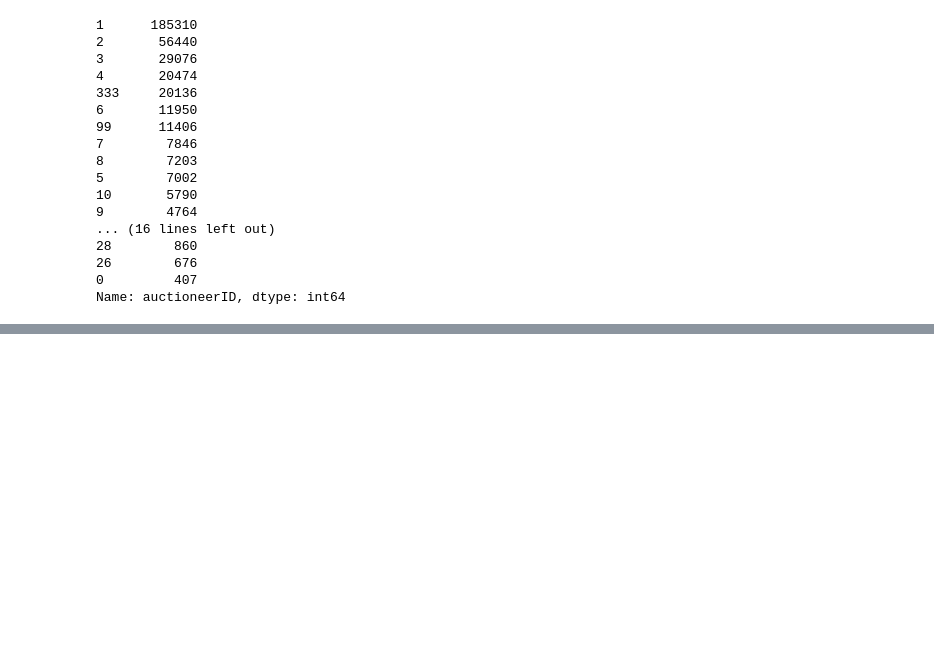
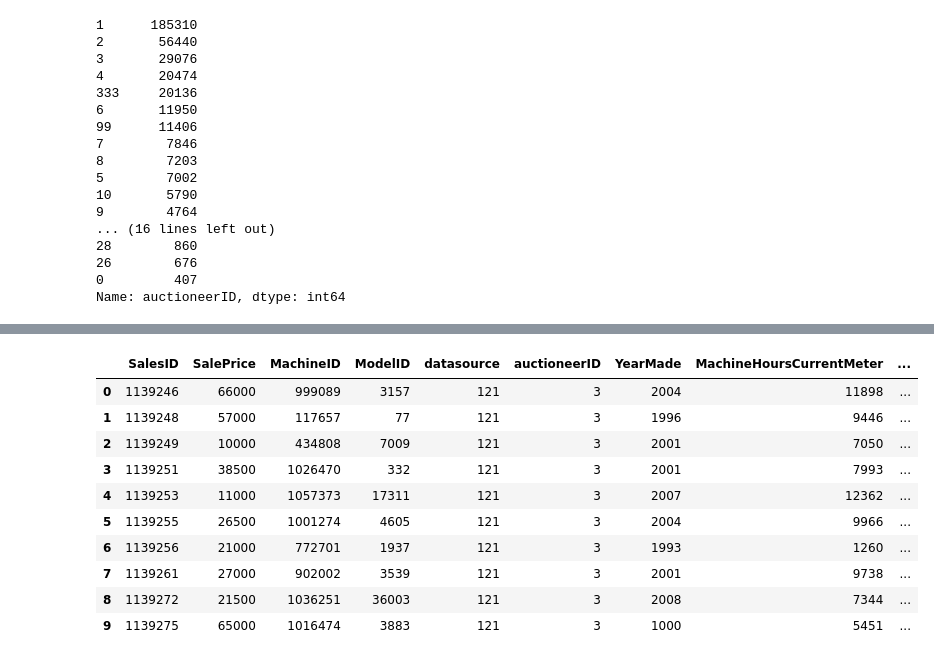
Before and after one commit to Zorro30/Kaggle_Submissions, a Jupyter notebook: Blue_Book_Buldozar/First_book.ipynb, the cells around one changed output, grey strips where cells are left out. Saved outputs shown, nothing was run; the diff lists cells and outputs as text; code cells hidden in the pictures; blank space fills up the shorter version.

```diff
--- a/Blue_Book_Buldozar/First_book.ipynb
+++ b/Blue_Book_Buldozar/First_book.ipynb
@@ -400,0 +401,14 @@ memory usage: 70.4 MB
+# %%
+data.head(10)
+# %% [output]
+|  | SalesID | SalePrice | MachineID | ModelID | datasource | auctioneerID | YearMade | MachineHoursCurrentMeter | ... |
+| 0 | 1139246 | 66000 | 999089 | 3157 | 121 | 3 | 2004 | 11898 | ... |
+| 1 | 1139248 | 57000 | 117657 | 77 | 121 | 3 | 1996 | 9446 | ... |
+| 2 | 1139249 | 10000 | 434808 | 7009 | 121 | 3 | 2001 | 7050 | ... |
+| 3 | 1139251 | 38500 | 1026470 | 332 | 121 | 3 | 2001 | 7993 | ... |
+| 4 | 1139253 | 11000 | 1057373 | 17311 | 121 | 3 | 2007 | 12362 | ... |
+| 5 | 1139255 | 26500 | 1001274 | 4605 | 121 | 3 | 2004 | 9966 | ... |
+| 6 | 1139256 | 21000 | 772701 | 1937 | 121 | 3 | 1993 | 1260 | ... |
+| 7 | 1139261 | 27000 | 902002 | 3539 | 121 | 3 | 2001 | 9738 | ... |
+| 8 | 1139272 | 21500 | 1036251 | 36003 | 121 | 3 | 2008 | 7344 | ... |
+| 9 | 1139275 | 65000 | 1016474 | 3883 | 121 | 3 | 1000 | 5451 | ... |
```
Also changed, not shown: parts of 16 cells of this notebook.
